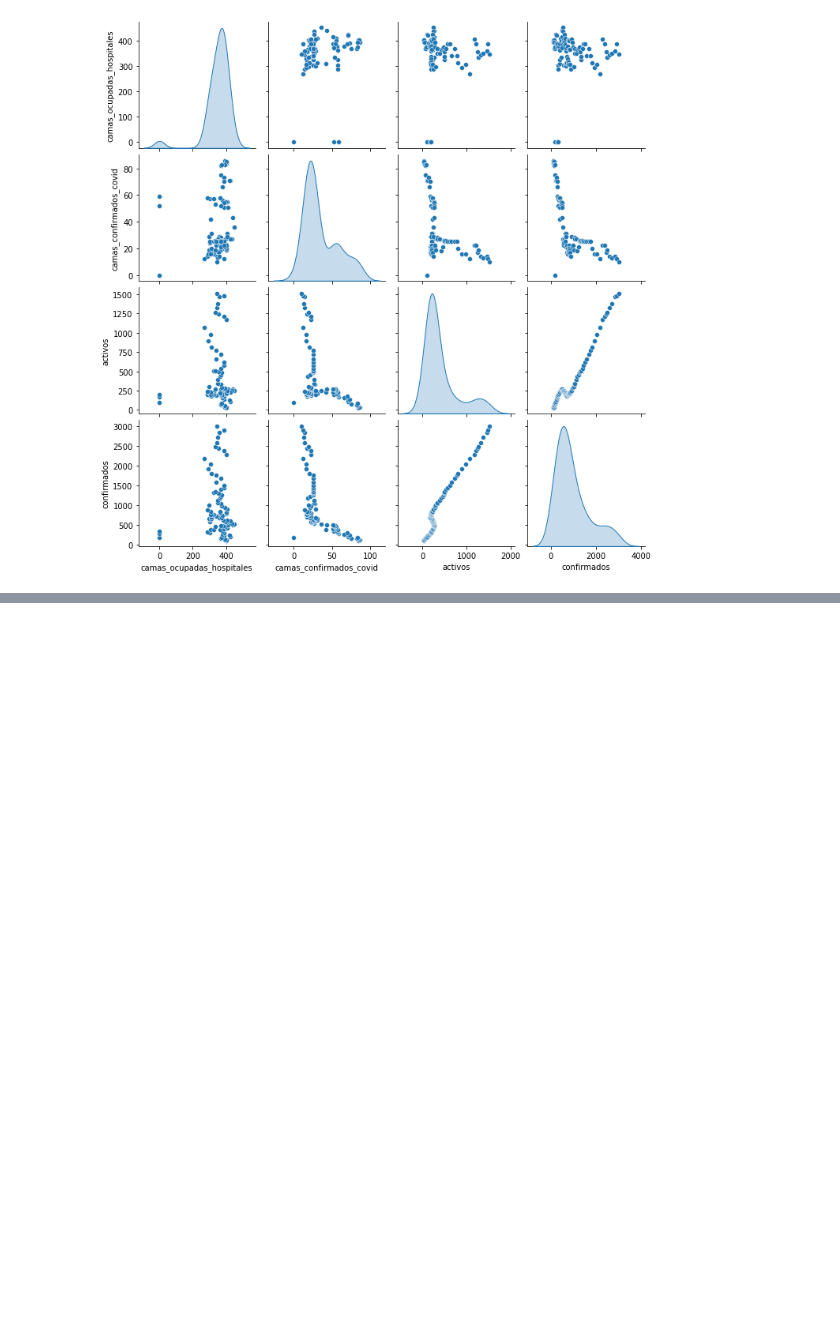
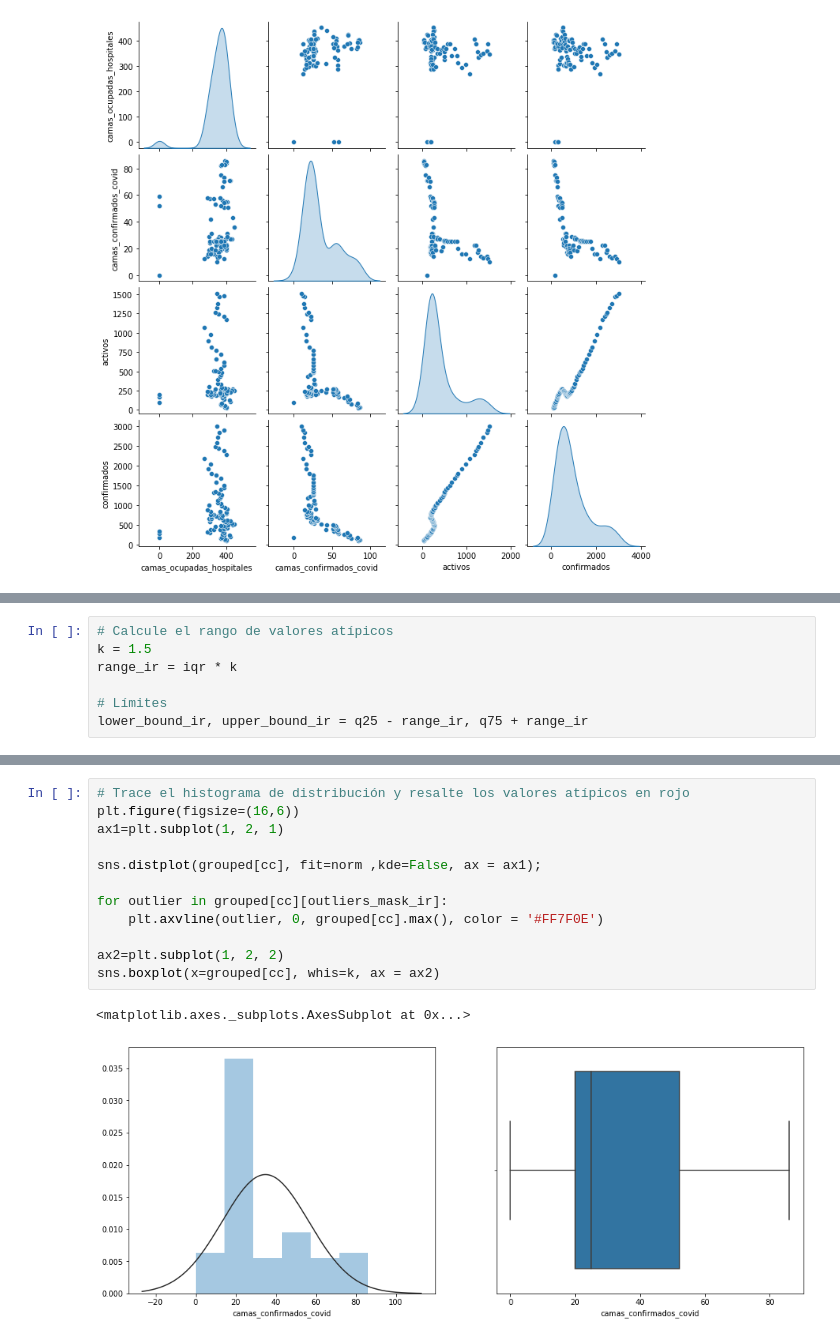
Before and after one commit to agustinLapi/MachineLearning, a Jupyter notebook: Machine_Learning_TP1.ipynb, the cells around one changed output, grey strips where cells are left out. Drawn from its saved outputs; the diff is of its cells as text; blank space fills up the shorter version.

```diff
--- a/Machine_Learning_TP1.ipynb
+++ b/Machine_Learning_TP1.ipynb
@@ -134,0 +183,7 @@ sns.pairplot(grouped, diag_kind="kde")
+# %%
+# Calcule el rango de valores atípicos
+k = 1.5
+range_ir = iqr * k
+
+# Límites
+lower_bound_ir, upper_bound_ir = q25 - range_ir, q75 + range_ir
@@ -134,0 +197,15 @@ sns.pairplot(grouped, diag_kind="kde")
+# %%
+# Trace el histograma de distribución y resalte los valores atípicos en rojo
+plt.figure(figsize=(16,6))
+ax1=plt.subplot(1, 2, 1)
+
+sns.distplot(grouped[cc], fit=norm ,kde=False, ax = ax1);
+
+for outlier in grouped[cc][outliers_mask_ir]:
+    plt.axvline(outlier, 0, grouped[cc].max(), color = '#FF7F0E')
+
+ax2=plt.subplot(1, 2, 2)
+sns.boxplot(x=grouped[cc], whis=k, ax = ax2)
+# %% [output]
+<matplotlib.axes._subplots.AxesSubplot at 0x...>
+[figure, added]
```
Also changed, not shown: parts of 11 cells of this notebook.
